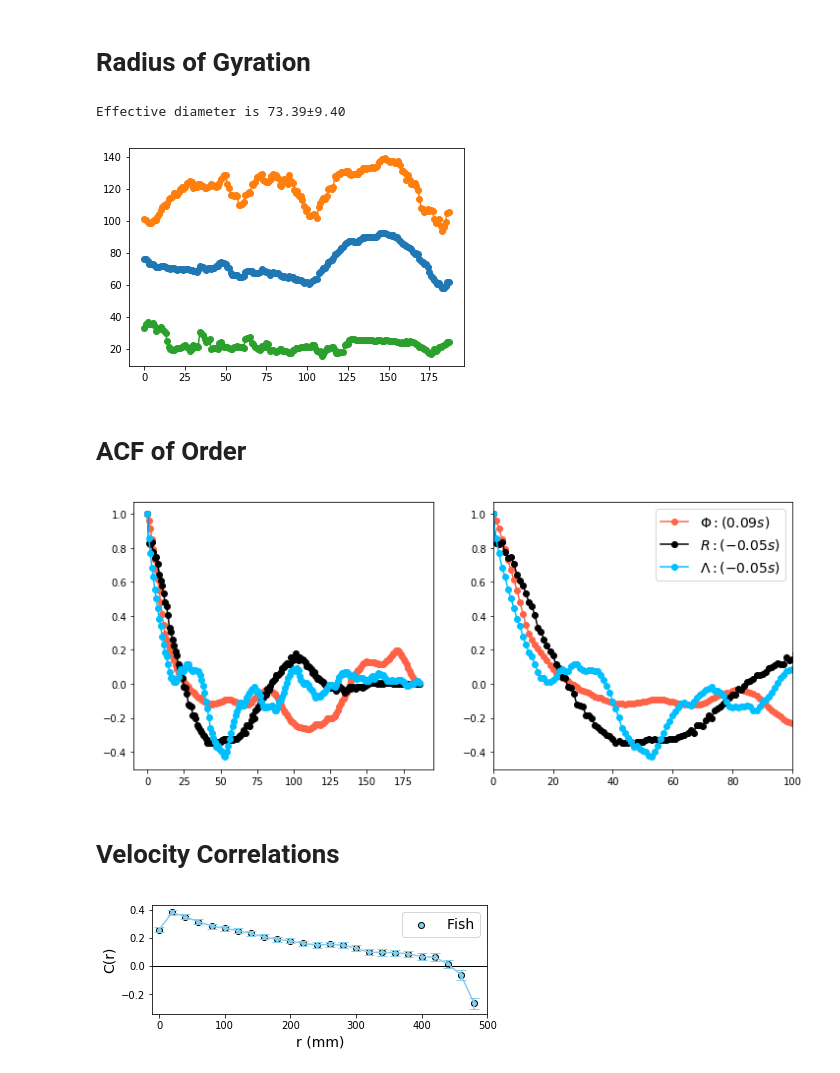
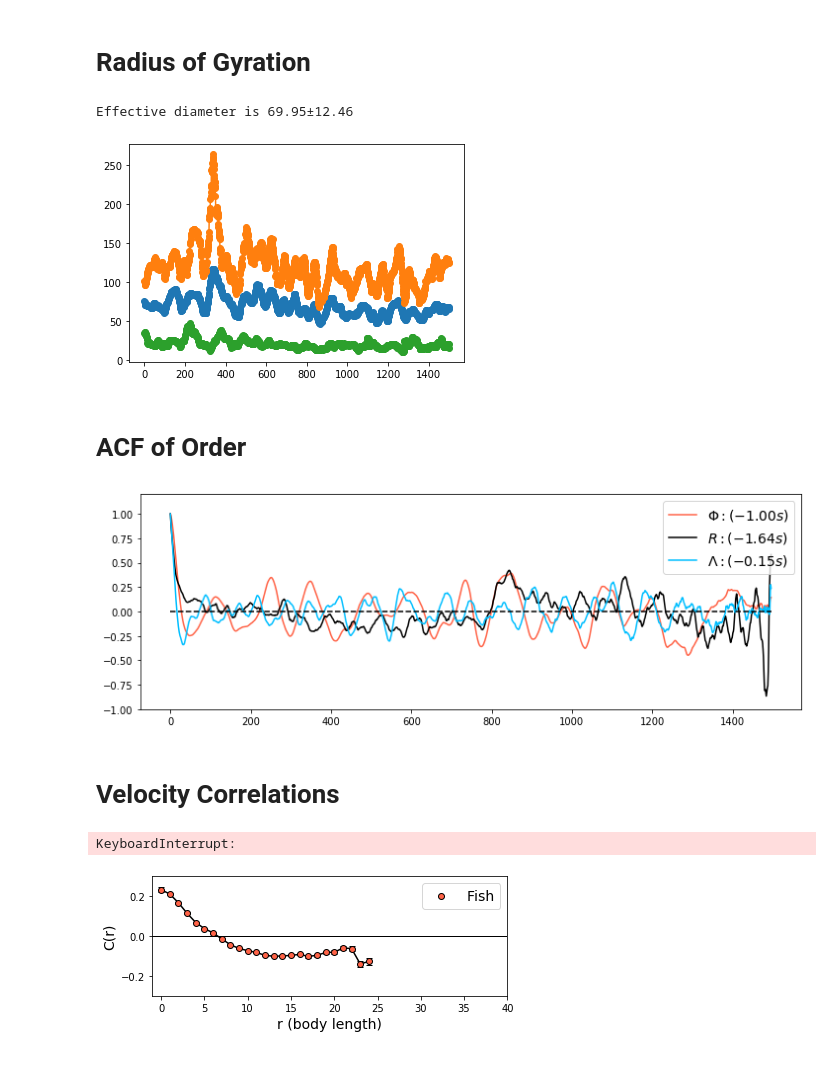
Before and after one commit to yangyushi/FishPy, a Jupyter notebook: notebooks/corr.ipynb, the cells around one changed output. Cells and saved outputs as stored; diff of their text form; code cells hidden in the pictures.

```diff
--- a/notebooks/corr.ipynb
+++ b/notebooks/corr.ipynb
@@ -26,7 +22,7 @@ The autoreload extension is already loaded. To reload it, use:
 # %% [markdown]
 # Read Data
 # %%
-with open('vanilla_trajectories.pkl', 'rb') as f:
+with open('trajectories_50_small.pkl', 'rb') as f:
     trajectories = pickle.load(f)
 blur = None
 
@@ -34,7 +30,7 @@ fish_trajs = []
 
 for traj in trajectories:
     xyz = np.array(traj['position']).T
-    #xyz = ndimage.gaussian_filter1d(xyz, 1, axis=1)
+    xyz = ndimage.gaussian_filter1d(xyz, 1, axis=1)
     t = np.array(traj['time'])
     ti = np.arange(t[0], t[-1]+1, 1)
     xi = np.interp(x = ti, xp = t, fp = xyz[0])
@@ -70,3 +61,6 @@ d_orders = analyser.get_dila_orders()
+# %%
+dyn_o = fc.order.DynamicalOrder(manager.trajs)
+t_orders, r_orders, d_orders = dyn_o.get_orders()
 # %%
 x = np.arange(-1, len(d_orders), 1)
 y1 = np.ones(x.shape) * -1
@@ -117,35 +133,36 @@ plt.plot(r_max, '-o')
 plt.plot(r_min, '-o')
 print(f"Effective diameter is {np.mean(radii):.2f}±{np.std(radii):.2f}")
 # %% [output]
-Effective diameter is 73.39±9.40
+Effective diameter is 69.95±12.46
-[figure, old version]
+[figure, new version]
 # %% [markdown]
 # ACF of Order
 # %%
-acf_trans = fc.utility.get_acf(t_orders)
-acf_rot = fc.utility.get_acf(r_orders)
-acf_dila = fc.utility.get_acf(d_orders)
+acf_trans, std_trans = fc.utility.get_acf(t_orders)
+acf_rot, std_rot = fc.utility.get_acf(np.abs(r_orders))
+acf_dila, std_dila = fc.utility.get_acf(d_orders)
 
-length = 100
-tao_trans = np.trapz(acf_trans[:length], np.arange(length)/30)
-tao_rot = np.trapz(acf_rot[:length], np.arange(length)/30)
-tao_dila = np.trapz(acf_dila[:length], np.arange(length)/30)
+tao_trans = np.trapz(acf_trans, np.arange(len(acf_trans))/15)
+tao_rot = np.trapz(acf_rot, np.arange(len(acf_rot))/15)
+tao_dila = np.trapz(acf_dila, np.arange(len(acf_dila))/15)
 
-plt.subplot(121).plot(acf_trans, '-o', color='tomato', label=fr'$\Phi: ({tao_trans:.2f} s)$')
-plt.subplot(121).plot(acf_rot, '-o', color='k', label=fr'$R: ({tao_rot:.2f} s)$')
-plt.subplot(121).plot(acf_dila, '-o', color='deepskyblue', label=fr'$\Lambda: ({tao_dila:.2f} s)$')
-#plt.subplot(121).plot([0, 300], [0, 0], '--', color='k')
+plt.subplot(111).plot(acf_trans, color='tomato', label=fr'$\Phi: ({tao_trans:.2f} s)$')
+plt.gca().plot(acf_rot, color='k', label=fr'$R: ({tao_rot:.2f} s)$')
+plt.gca().plot(acf_dila, color='deepskyblue', label=fr'$\Lambda: ({tao_dila:.2f} s)$')
+plt.gca().plot([0, len(acf_trans)], [0, 0], '--', color='k')
 
-plt.subplot(122).plot(acf_trans, '-o', color='tomato', label=fr'$\Phi: ({tao_trans:.2f} s)$')
-plt.subplot(122).plot(acf_rot, '-o', color='k', label=fr'$R: ({tao_rot:.2f} s)$')
-plt.subplot(122).plot(acf_dila, '-o', color='deepskyblue', label=fr'$\Lambda: ({tao_dila:.2f} s)$')
-#plt.subplot(122).plot([0, 300], [0, 0], '--', color='k')
-plt.gca().set_xlim(0, length)
+plt.ylim(-1, 1.2)
 
-plt.gcf().set_size_inches(12, 5)
+plt.gcf().set_size_inches(12, 4)
 plt.legend(fontsize=14)
+plt.savefig('order_acf_small.pdf')
 plt.show()
 # %% [output]
-[figure, old version]
+[figure, new version]
 # %% [markdown]
 # Velocity Correlations
+# %%
+bins = np.linspace(0, 500, 26)
+my_corr = fc.correlation.my_cvv(manager.trajs, bins, range(500))
+# %% [output]
+KeyboardInterrupt:
@@ -152,26 +192,25 @@ plt.show()
 # %%
-bins = np.linspace(0, 500, 26)
-corr = fc.correlation.my_cvv(manager.trajs, bins, range(189), 20)
-
-pixel_to_cm = 1/1
+mm_to_bl = 20
 frame_to_s = 1/30
 
 fish_sizes = np.array([np.count_nonzero(~np.isnan(c)) for c in corr])
 
-plt.errorbar(bins[:-1] * pixel_to_cm, np.nanmean(corr, 1),
+plt.errorbar(bins[:-1] / mm_to_bl, np.nanmean(corr, 1),
              np.nanstd(corr, 1) / np.sqrt(fish_sizes),
-             color='skyblue', capsize=5)
+             color='k', capsize=3, zorder=0)
 
-plt.scatter(bins[:-1] * pixel_to_cm, np.nanmean(corr, 1),
-            color='skyblue', edgecolor='k', label='Fish')
+plt.scatter(bins[:-1] / mm_to_bl, np.nanmean(corr, 1),
+            color='tomato', edgecolor='k', label='Fish')
 
 plt.plot([-10, 500], [0, 0], color='k', linewidth=1)
-plt.xlim(-10, 500)
+plt.xlim(-1, 40)
+plt.ylim(-0.3, 0.3)
 plt.ylabel('C(r)', fontsize=14)
-plt.xlabel('r (mm)', fontsize=14)
+plt.xlabel('r (body length)', fontsize=14)
 plt.legend(fontsize=14, loc='upper right')
-plt.gcf().set_size_inches(6, 2)
-plt.savefig('cvv.pdf')
+plt.gcf().set_size_inches(6, 2.5)
+plt.tight_layout()
+plt.savefig('cvv_small.pdf')
 plt.show()
 # %% [output]
-[figure, old version]
+[figure, new version]
```
Also changed, not shown: parts of 21 cells of this notebook.
